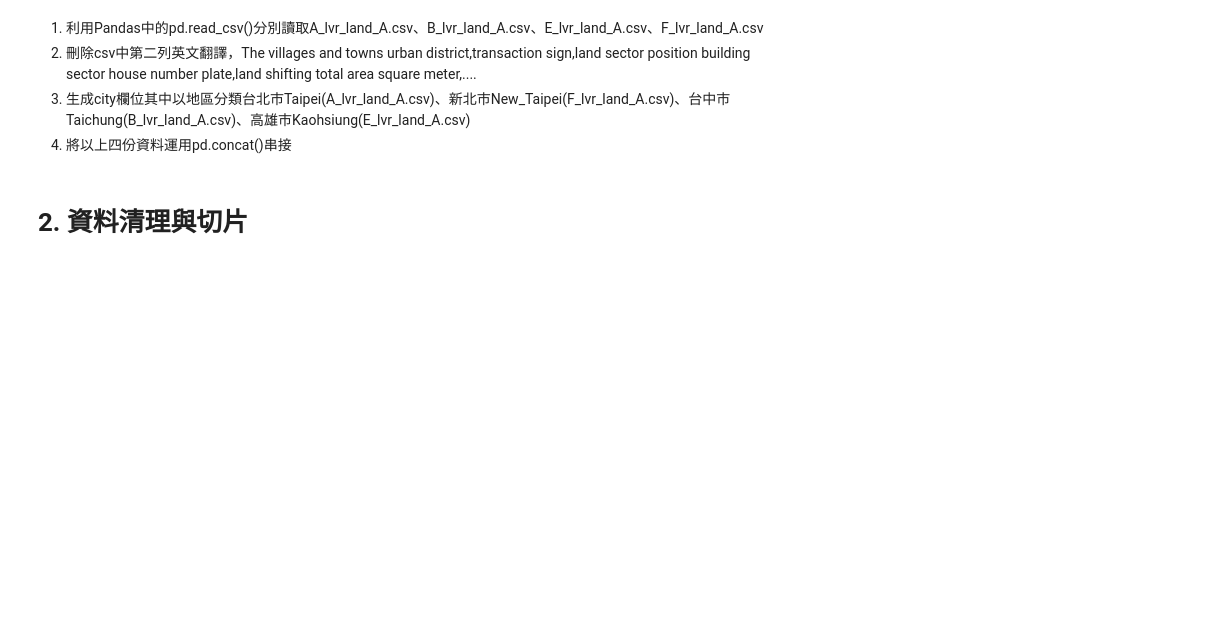
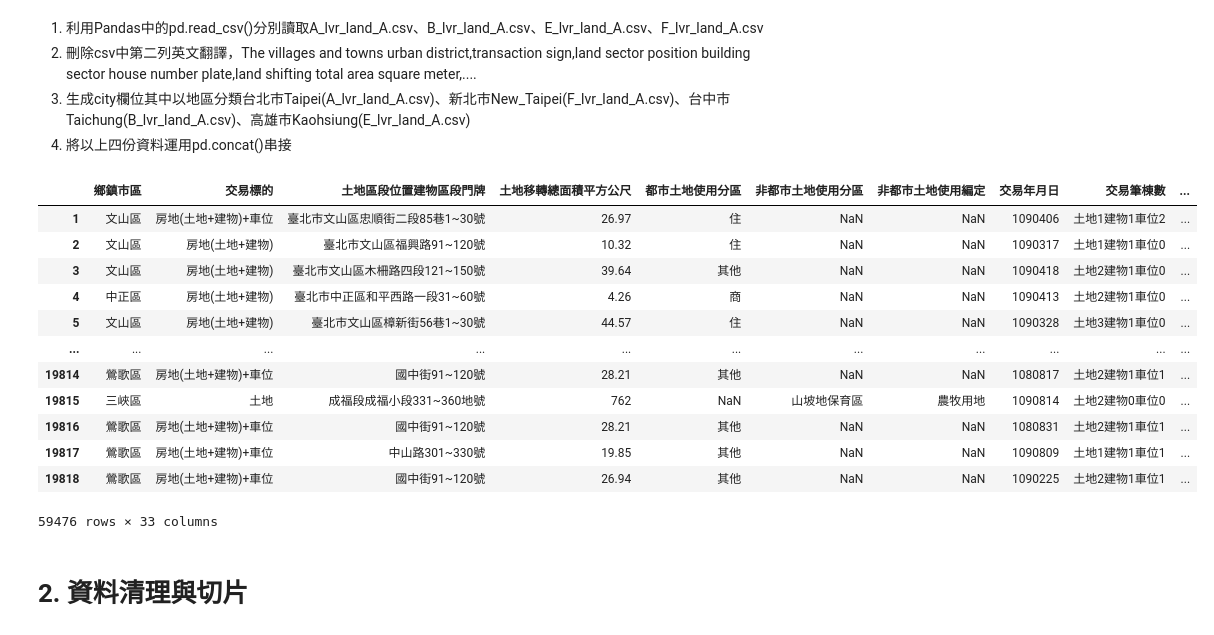
Before and after one commit to incu0830/DS40Days, a Jupyter notebook: homework/不動產分析_習題.ipynb, the cells around one changed output. Cells and saved outputs as stored; diff of their text form; code cells hidden in the pictures; blank space fills up the shorter version.

```diff
--- a/homework/不動產分析_習題.ipynb
+++ b/homework/不動產分析_習題.ipynb
@@ -13,12 +13,40 @@
 import pandas as pd
 # %%
 #1.利用Pandas中的pd.read_csv()分別讀取A_lvr_land_A.csv、B_lvr_land_A.csv、E_lvr_land_A.csv、F_lvr_land_A.csv
+data_a = pd.read_csv('A_lvr_land_A.csv')
+data_b = pd.read_csv('B_lvr_land_A.csv')
+data_e = pd.read_csv('E_lvr_land_A.csv')
+data_f = pd.read_csv('F_lvr_land_A.csv')
 # %%
 #2.刪除csv中第二列英文翻譯，The villages and towns urban district,transaction sign,land sector position building sector house number plate,land shifting total area square meter,....
+data_a = data_a.iloc[1:]
+data_b = data_b.iloc[1:]
+data_e = data_e.iloc[1:]
+data_f = data_f.iloc[1:]
 # %%
 #3. 生成city欄位其中以地區分類台北市Taipei(A_lvr_land_A.csv)、新北市New_Taipei(F_lvr_land_A.csv)、台中市Taichung(B_lvr_land_A.csv)、高雄市Kaohsiung(E_lvr_land_A.csv)
+data_a['city'] = 'Taipei'
+data_b['city'] = 'Taichung'
+data_e['city'] = 'Kaohsiung'
+data_f['city'] = 'New_Taipei'
 # %%
 #4. 將以上四份資料運用pd.concat()串接
+all_data = pd.concat([data_a,data_b,data_e,data_f],axis=0)
+all_data
+# %% [output]
+|  | 鄉鎮市區 | 交易標的 | 土地區段位置建物區段門牌 | 土地移轉總面積平方公尺 | 都市土地使用分區 | 非都市土地使用分區 | 非都市土地使用編定 | 交易年月日 | 交易筆棟數 | ... |
+| 1 | 文山區 | 房地(土地+建物)+車位 | 臺北市文山區忠順街二段85巷1~30號 | 26.97 | 住 | NaN | NaN | 1090406 | 土地1建物1車位2 | ... |
+| 2 | 文山區 | 房地(土地+建物) | 臺北市文山區福興路91~120號 | 10.32 | 住 | NaN | NaN | 1090317 | 土地1建物1車位0 | ... |
+| 3 | 文山區 | 房地(土地+建物) | 臺北市文山區木柵路四段121~150號 | 39.64 | 其他 | NaN | NaN | 1090418 | 土地2建物1車位0 | ... |
+| 4 | 中正區 | 房地(土地+建物) | 臺北市中正區和平西路一段31~60號 | 4.26 | 商 | NaN | NaN | 1090413 | 土地2建物1車位0 | ... |
+| 5 | 文山區 | 房地(土地+建物) | 臺北市文山區樟新街56巷1~30號 | 44.57 | 住 | NaN | NaN | 1090328 | 土地3建物1車位0 | ... |
+| ... | ... | ... | ... | ... | ... | ... | ... | ... | ... | ... |
+| 19814 | 鶯歌區 | 房地(土地+建物)+車位 | 國中街91~120號 | 28.21 | 其他 | NaN | NaN | 1080817 | 土地2建物1車位1 | ... |
+| 19815 | 三峽區 | 土地 | 成福段成福小段331~360地號 | 762 | NaN | 山坡地保育區 | 農牧用地 | 1090814 | 土地2建物0車位0 | ... |
+| 19816 | 鶯歌區 | 房地(土地+建物)+車位 | 國中街91~120號 | 28.21 | 其他 | NaN | NaN | 1080831 | 土地2建物1車位1 | ... |
+| 19817 | 鶯歌區 | 房地(土地+建物)+車位 | 中山路301~330號 | 19.85 | 其他 | NaN | NaN | 1090809 | 土地1建物1車位1 | ... |
+| 19818 | 鶯歌區 | 房地(土地+建物)+車位 | 國中街91~120號 | 26.94 | 其他 | NaN | NaN | 1090225 | 土地2建物1車位1 | ... |
+59476 rows × 33 columns
 # %% [markdown]
 # 2. 資料清理與切片
 # %% [markdown]
```
Also changed, not shown: parts of 13 cells of this notebook.
